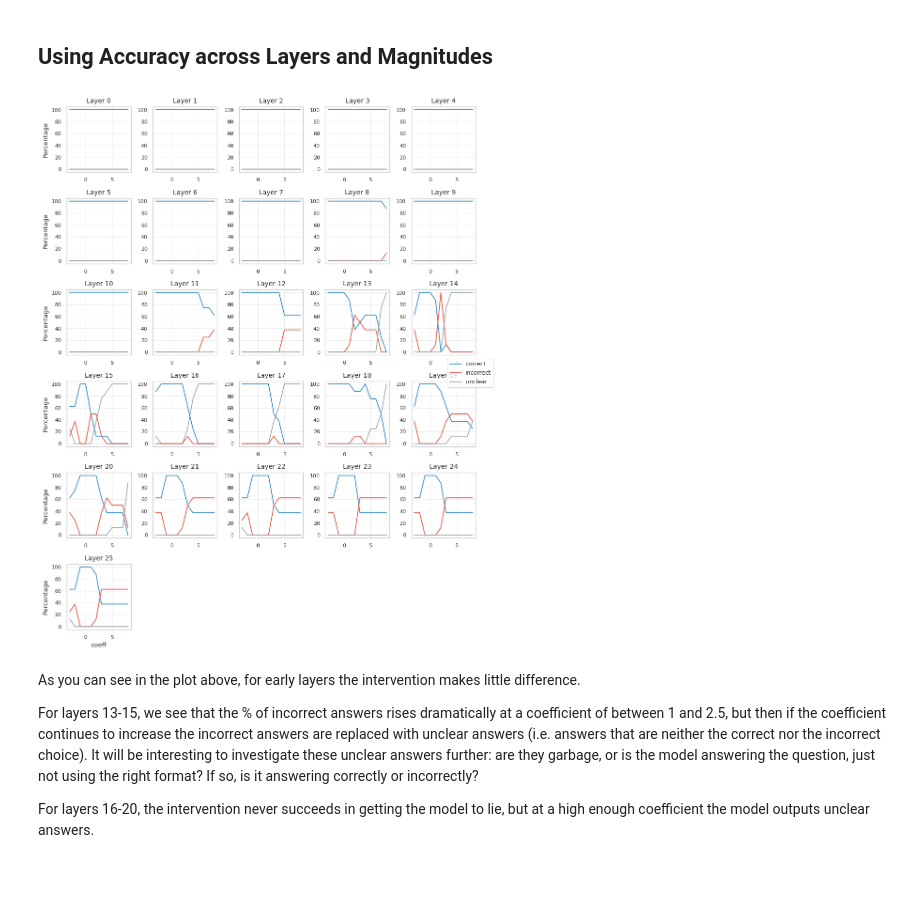
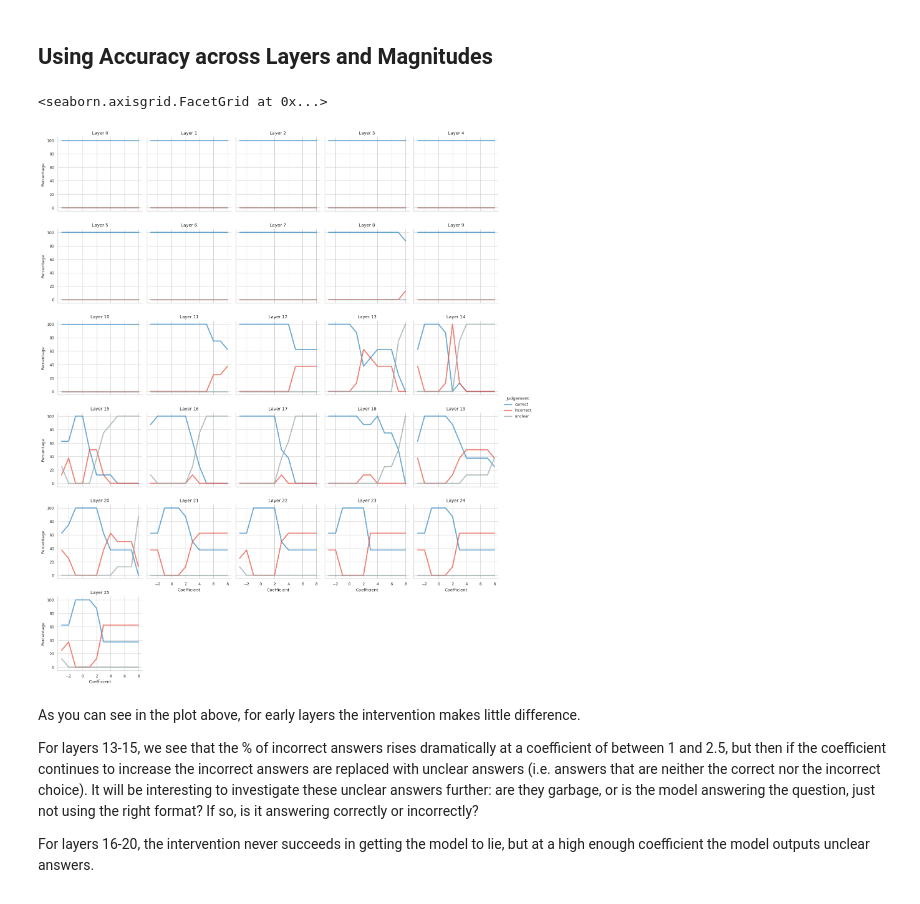
Before and after one commit to Arrrlex/arena4-capstone, a Jupyter notebook: src/arena4_capstone/analysis.ipynb, the cells around one changed output. Cells and saved outputs as stored; diff of their text form; code cells hidden in the pictures.

```diff
--- a/src/arena4_capstone/analysis.ipynb
+++ b/src/arena4_capstone/analysis.ipynb
@@ -193,16 +193,16 @@ get_activations = util.vectorize(util.last_token_residual_stream, out_type="tens
 lying_vectors = get_activations(easy_mcq.lying_prompt, model=gemma).cpu().numpy()
 honest_vectors = get_activations(easy_mcq.default_prompt, model=gemma).cpu().numpy()
 
-activations = np.vstack((lying_vectors, honest_vectors))
+
+activations = np.vstack((lying_vectors, honest_vectors)).squeeze()
 
 # Calculate PCA coordinates for each layer
 n_layers = gemma.config.num_hidden_layers
 n_samples = len(easy_mcq)
-pcas = []
-
-for layer in tqdm(range(n_layers), desc="Layers (for PCA)"):
-    layer_pca = PCA(n_components=2).fit_transform(activations[:, layer, :])
-    pcas.append(layer_pca)
+pcas = [
+    PCA(n_components=2).fit_transform(activations[:, layer, :])
+    for layer in tqdm(range(n_layers), desc="Layers (for PCA)")
+]
 
 pca_coords = pd.DataFrame(
     [
@@ -213,7 +213,7 @@ pca_coords = pd.DataFrame(
             "Coord 2": layer_pca[offset + sample_idx, 1],
             "Layer": layer,
         }
-        for layer in tqdm(range(n_layers), desc="Layers (for PCA)")
+        for layer, layer_pca in enumerate(pcas)
         for prompt_type, offset in [("Lying", 0), ("Default", n_samples)]
         for sample_idx in range(n_samples)
     ]
@@ -231,4 +231,6 @@ g = sns.relplot(
     kind="scatter",
     height=3,  # Height of each subplot
 )
+
+plt.savefig(util.plots_dir / "mcq_easy_pca.jpg")
 # %% [output]
@@ -307,73 +309,58 @@ def add_missing_judgement_rows(
     complete_df = df.copy()
     index = df.set_index(["coeff", "layer", "Judgement"]).index
 
-    coeff_range = df["coeff"].unique()
-    layers = df["layer"].unique()
-
-    for coef, layer, judgement in itertools.product(coeff_range, layers, judgements):
+    for coef, layer, judgement in itertools.product(df.coeff.unique(), df.layer.unique(), judgements):
         # Check if this combination exists in df
         if (coef, layer, judgement) not in index:
             # If not found, add a row with 0 values
             complete_df = util.append(
                 complete_df,
                 {
                     "coeff": coef,
                     "layer": layer,
                     "Judgement": judgement,
                     "Percentage": 0.0,
                 },
             )
 
     return complete_df
 
 
 # Update the lying_accuracies with complete data
 lying_accuracies = add_missing_judgement_rows(lying_accuracies)
 
 n_cols = 5
 n_rows = (gemma.config.num_hidden_layers + n_cols - 1) // n_cols
 
 colours = {
     "correct": "#2E86C1",  # trustworthy blue
     "incorrect": "#E74C3C",  # warning red
     "unclear": "#95A5A6",  # neutral gray
 }
 
-# Create the subplot figure
-fig = plt.figure(figsize=(2 * n_cols, 2 * n_rows))
+g = sns.relplot(
+    data=lying_accuracies,
+    x="coeff",
+    y="Percentage",
+    hue="Judgement",
+    col="layer",
+    col_wrap=5,  # Number of columns
+    palette=colours,
+    kind="line",
+    height=3,  # Height of each subplot
+    alpha=0.7,
+    linewidth=2.5,
+    facet_kws={"sharey": True, "sharex": True}
+)
 
-for layer in range(gemma.config.num_hidden_layers):
-    layer_df = lying_accuracies[lying_accuracies.layer == layer]
+# Customize the appearance
+g.set_titles("Layer {col_name}", size=10)
+g.set_axis_labels("Coefficient", "Percentage")
 
-    ax = plt.subplot(n_rows, n_cols, layer + 1)
-    sns.lineplot(
-        data=layer_df,
-        x="coeff",
-        y="Percentage",
-        hue="Judgement",
-        palette=colours,
-        markers=False,  # Removed markers
-        legend=True if layer == 0 else False,  # Only show legend for first plot
-    )
-    plt.title(f"Layer {layer}", fontsize=10)  # Smaller title
-    if layer % n_cols != 0:
-        plt.ylabel("")
-    if layer < (n_rows - 1) * n_cols:
-        plt.xlabel("")
-
-    # Reduce whitespace and tick density
-    ax.tick_params(labelsize=8)
-    ax.grid(True, alpha=0.3)  # Lighter grid
-
-    if layer == 0:  # Move legend outside of the plots
-        handles, labels = ax.get_legend_handles_labels()
-        fig.legend(handles, labels, loc="center right", bbox_to_anchor=(0.98, 0.5))
-        ax.get_legend().remove()
-
-plt.tight_layout(rect=[0, 0, 0.95, 1])  # Adjust layout to make room for legend
 plt.savefig(util.plots_dir / "mcq_easy_lying_accuracies.jpg")
 # %% [output]
+<seaborn.axisgrid.FacetGrid at 0x...>
-[figure, old version]
+[figure, new version]
 # %% [markdown]
 As you can see in the plot above, for early layers the intervention makes little difference.
 
```
Also changed, not shown: parts of 1 cell of this notebook.
